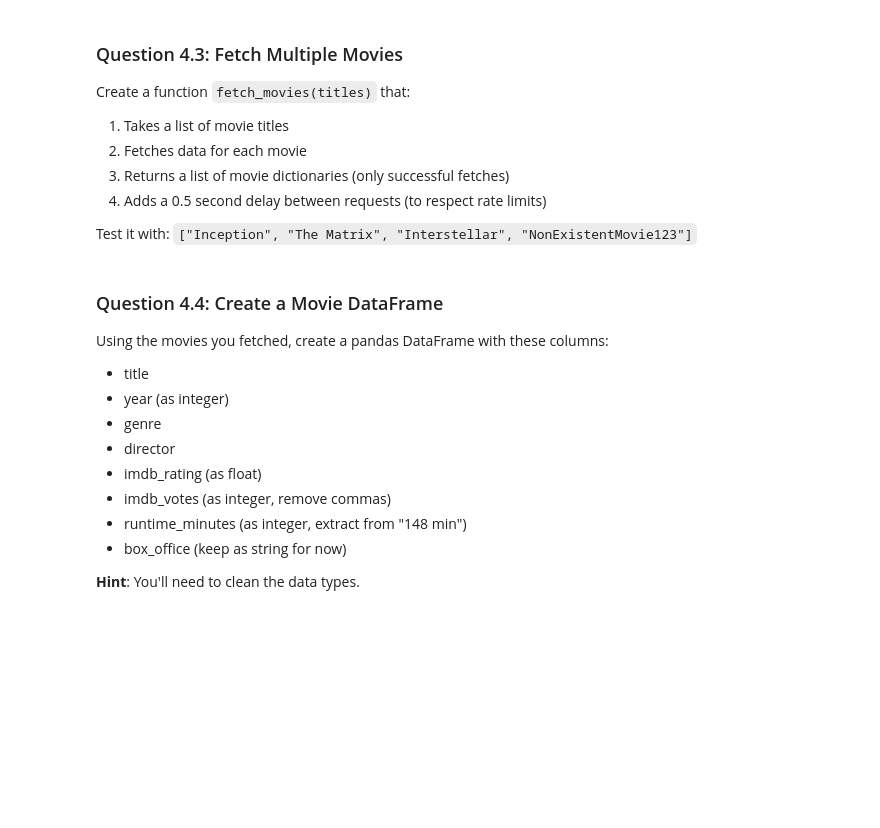
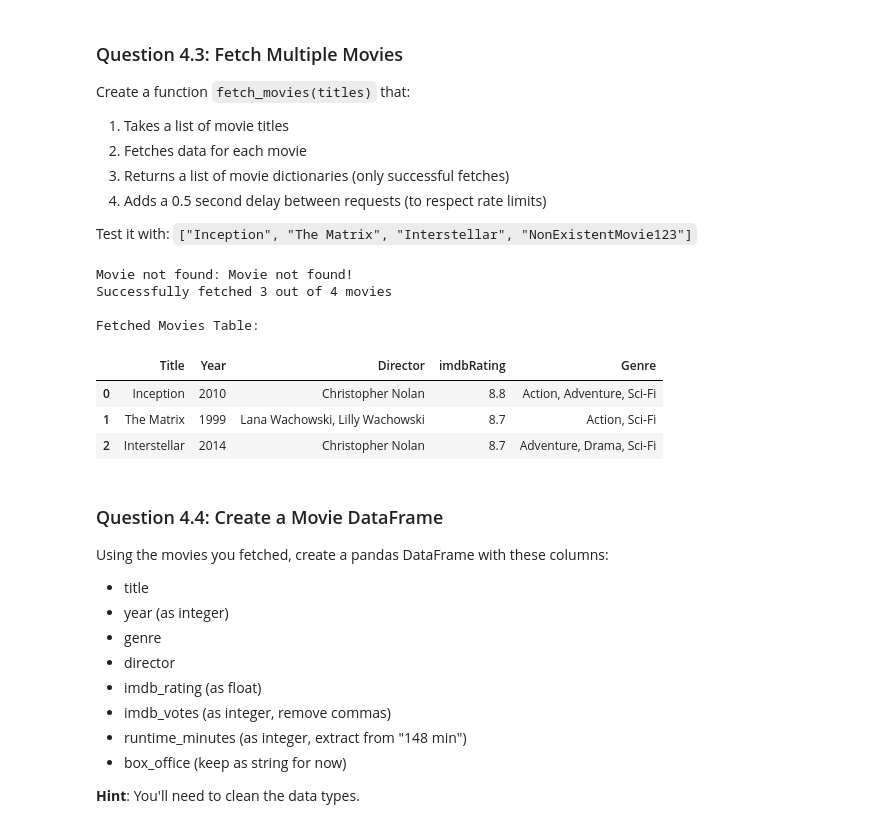
Before and after one commit to Destructor169/cs-203-stt-ai, a Jupyter notebook: labs/week01-data-collection-lab.ipynb, the cells around one changed output. Drawn from its saved outputs; the diff is of its cells as text; code cells hidden in the pictures; blank space fills up the shorter version.

```diff
--- a/labs/week01-data-collection-lab.ipynb
+++ b/labs/week01-data-collection-lab.ipynb
@@ -697,15 +812,37 @@ Create a function `fetch_movies(titles)` that:
 
 Test it with: `["Inception", "The Matrix", "Interstellar", "NonExistentMovie123"]`
 # %%
-# YOUR CODE HERE
 def fetch_movies(titles):
     """Fetch multiple movies from OMDb API."""
-    pass  # Implement this
+    movies = []
+    for title in titles:
+      movie = fetch_movie(title)
+      if movie:
+        movies.append(movie)
+        time.sleep(0.5)
+    return movies
 
 # Test
-# test_titles = ["Inception", "The Matrix", "Interstellar", "NonExistentMovie123"]
-# movies = fetch_movies(test_titles)
-# print(f"Successfully fetched {len(movies)} out of {len(test_titles)} movies")
+test_titles = ["Inception", "The Matrix", "Interstellar", "NonExistentMovie123"]
+movies = fetch_movies(test_titles)
+print(f"Successfully fetched {len(movies)} out of {len(test_titles)} movies")
+
+# Display movies as a table
+if movies:
+    df_movies = pd.DataFrame(movies)
+    print("\nFetched Movies Table:")
+    display(df_movies[['Title', 'Year', 'Director', 'imdbRating', 'Genre']])
+else:
+    print("No movies fetched to display.")
+# %% [output]
+Movie not found: Movie not found!
+Successfully fetched 3 out of 4 movies
+
+Fetched Movies Table:
+|  | Title | Year | Director | imdbRating | Genre |
+| 0 | Inception | 2010 | Christopher Nolan | 8.8 | Action, Adventure, Sci-Fi |
+| 1 | The Matrix | 1999 | Lana Wachowski, Lilly Wachowski | 8.7 | Action, Sci-Fi |
+| 2 | Interstellar | 2014 | Christopher Nolan | 8.7 | Adventure, Drama, Sci-Fi |
 # %% [markdown]
 ### Question 4.4: Create a Movie DataFrame
 
```
Also changed, not shown: parts of 8 cells of this notebook.
